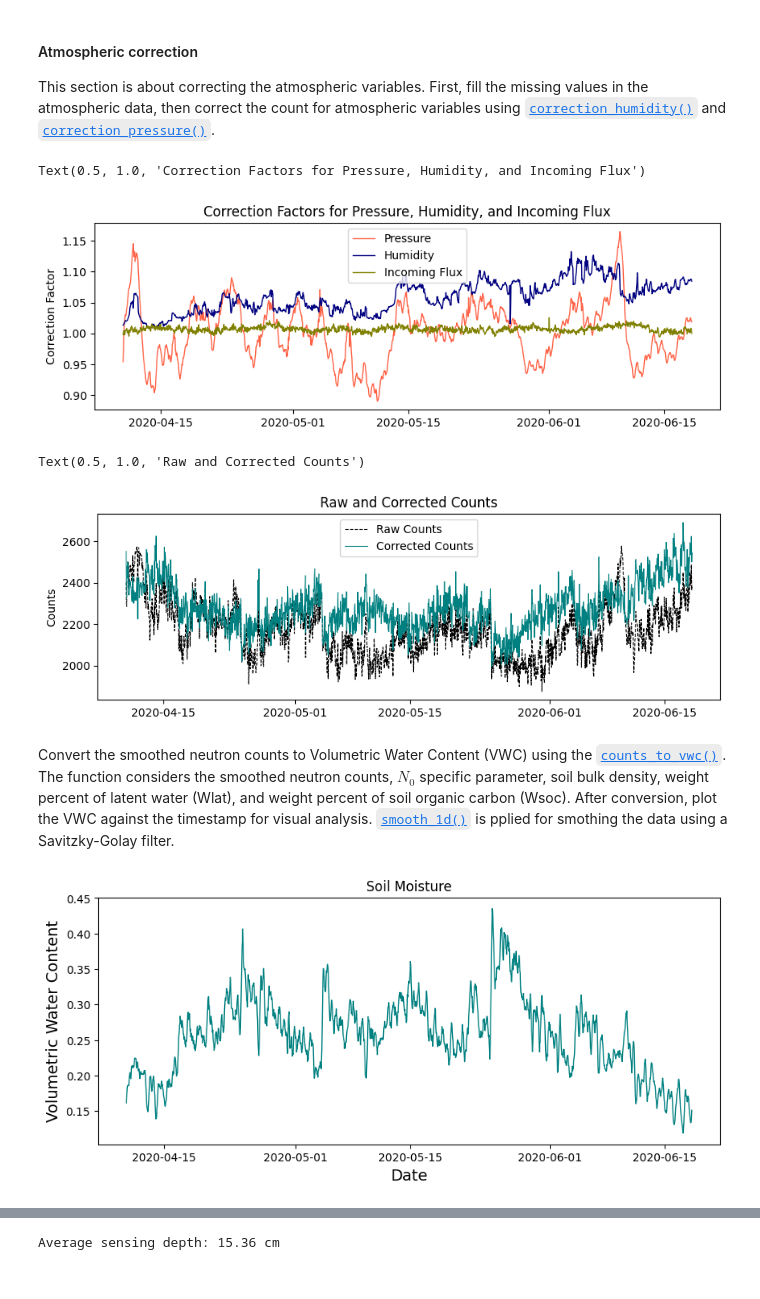
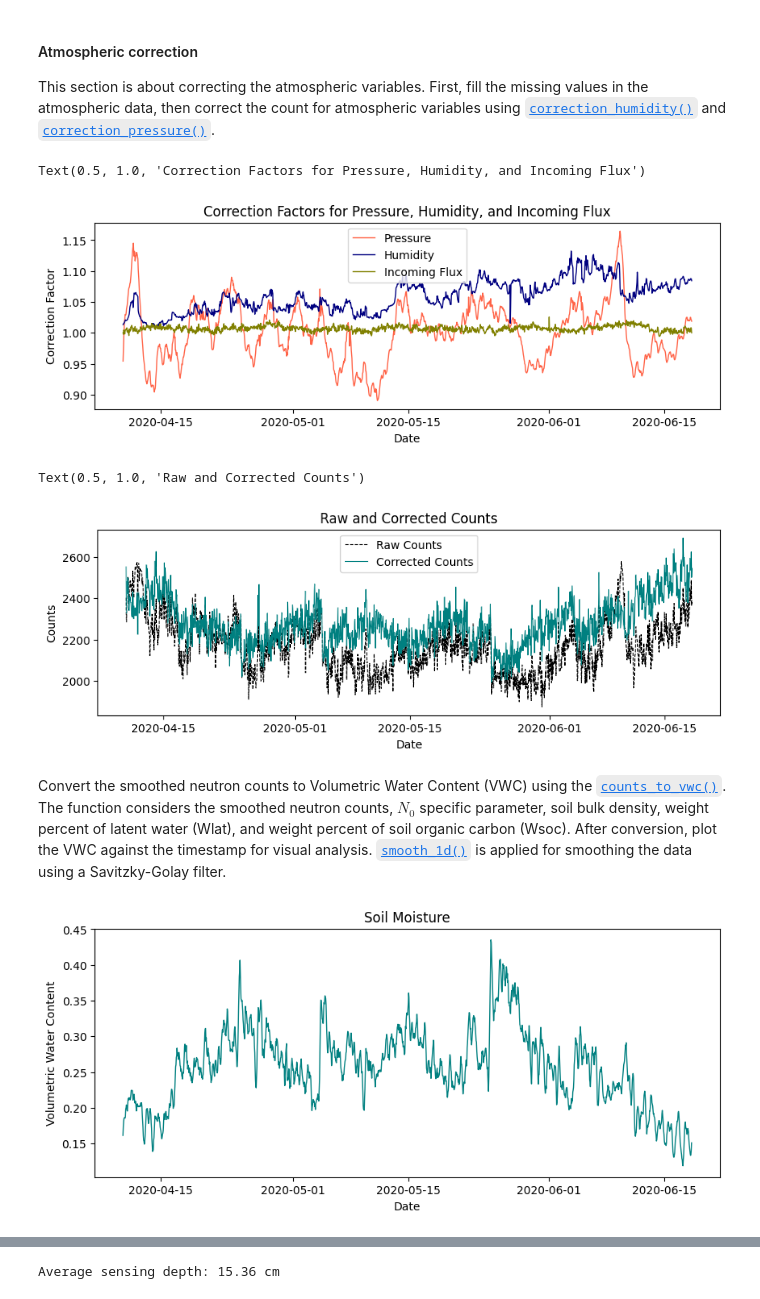
Before and after one commit to soilwater/crnpy, a Jupyter notebook: docs/examples/stationary/example_RDT_station.ipynb, the cells around one changed output, grey strips where cells are left out. Saved outputs shown, nothing was run; the diff lists cells and outputs as text; code cells hidden in the pictures.

```diff
--- a/docs/examples/stationary/example_RDT_station.ipynb
+++ b/docs/examples/stationary/example_RDT_station.ipynb
@@ -136,15 +137,16 @@ df['fw'] = crnpy.correction_humidity(abs_humidity=df['abs_humidity'], Aref=0)
 # %%
 # Plot all the correction factors
 fig, ax = plt.subplots(figsize=(10, 3))  # Set the figure size
 ax.plot(df['timestamp'], df['fp'], label='Pressure',color='tomato', linewidth=1)
 ax.plot(df['timestamp'], df['fw'], label='Humidity', color='navy', linewidth=1)
 ax.plot(df['timestamp'], df['fi'], label='Incoming Flux', color='olive', linewidth=1)
+ax.set_xlabel("Date")
 ax.set_ylabel('Correction Factor')
 ax.legend()
 ax.set_title('Correction Factors for Pressure, Humidity, and Incoming Flux')
 # %% [output]
 Text(0.5, 1.0, 'Correction Factors for Pressure, Humidity, and Incoming Flux')
-[figure, old version]
+[figure, new version]
 # %%
 # Apply correction factors
 df['total_corrected_neutrons'] = df['total_raw_counts'] * df['fw'] / (df['fp'] * df['fi'])
@@ -154,14 +156,15 @@ fig, ax = plt.subplots(figsize=(10, 3))  # Set the figure size
 # Subplot 1: Raw and Corrected Counts
 ax.plot(df['timestamp'], df['total_raw_counts'], label='Raw Counts', color='black', linestyle='dashed', linewidth=.8)
 ax.plot(df['timestamp'], df['total_corrected_neutrons'], label='Corrected Counts', color='teal', linewidth=.8)
+ax.set_xlabel("Date")
 ax.set_ylabel('Counts')
 ax.legend()
 ax.set_title('Raw and Corrected Counts')
 # %% [output]
 Text(0.5, 1.0, 'Raw and Corrected Counts')
-[figure, old version]
+[figure, new version]
 # %% [markdown]
-Convert the smoothed neutron counts to Volumetric Water Content (VWC) using the [`counts_to_vwc()`](../../../reference/#crnpy.crnpy.counts_to_vwc). The function considers the smoothed neutron counts, $N_0$ specific parameter, soil bulk density, weight percent of latent water (Wlat), and weight percent of soil organic carbon (Wsoc). After conversion, plot the VWC against the timestamp for visual analysis. [`smooth_1d()`](../../../reference/#crnpy.crnpy.smooth_1d) is pplied for smothing the data using a Savitzky-Golay filter.
+Convert the smoothed neutron counts to Volumetric Water Content (VWC) using the [`counts_to_vwc()`](../../../reference/#crnpy.crnpy.counts_to_vwc). The function considers the smoothed neutron counts, $N_0$ specific parameter, soil bulk density, weight percent of latent water (Wlat), and weight percent of soil organic carbon (Wsoc). After conversion, plot the VWC against the timestamp for visual analysis. [`smooth_1d()`](../../../reference/#crnpy.crnpy.smooth_1d) is applied for smoothing the data using a Savitzky-Golay filter.
 # %%
 # Device N0 parameter
 N0_rdt = 3767 # Patrignani, A., Ochsner, T. E., Montag, B., & Bellinger, S. (2021). A novel lithium foil cosmic-ray neutron detector for measuring field-scale soil moisture. Frontiers in Water, 3, 673185.
@@ -183,8 +186,8 @@ fig, ax = plt.subplots(figsize=(10, 4))  # Set the figure size
 ax.plot(df['timestamp'], df['VWC'], color='teal', linewidth=1.0)
 
 # Set the labels for the x-axis and y-axis
-ax.set_xlabel("Date", fontsize=14)
-ax.set_ylabel("Volumetric Water Content", fontsize=14)
+ax.set_xlabel("Date")
+ax.set_ylabel("Volumetric Water Content")
 
 # Set the title of the plot
 ax.set_title('Soil Moisture')
@@ -192,7 +195,7 @@ ax.set_title('Soil Moisture')
 # Show the plot
 plt.show()
 # %% [output]
-[figure, old version]
+[figure, new version]
 # %% [markdown]
 ### Sensing depth and soil water storage
 
```
Also changed, not shown: parts of 4 cells of this notebook, 13 other files.
